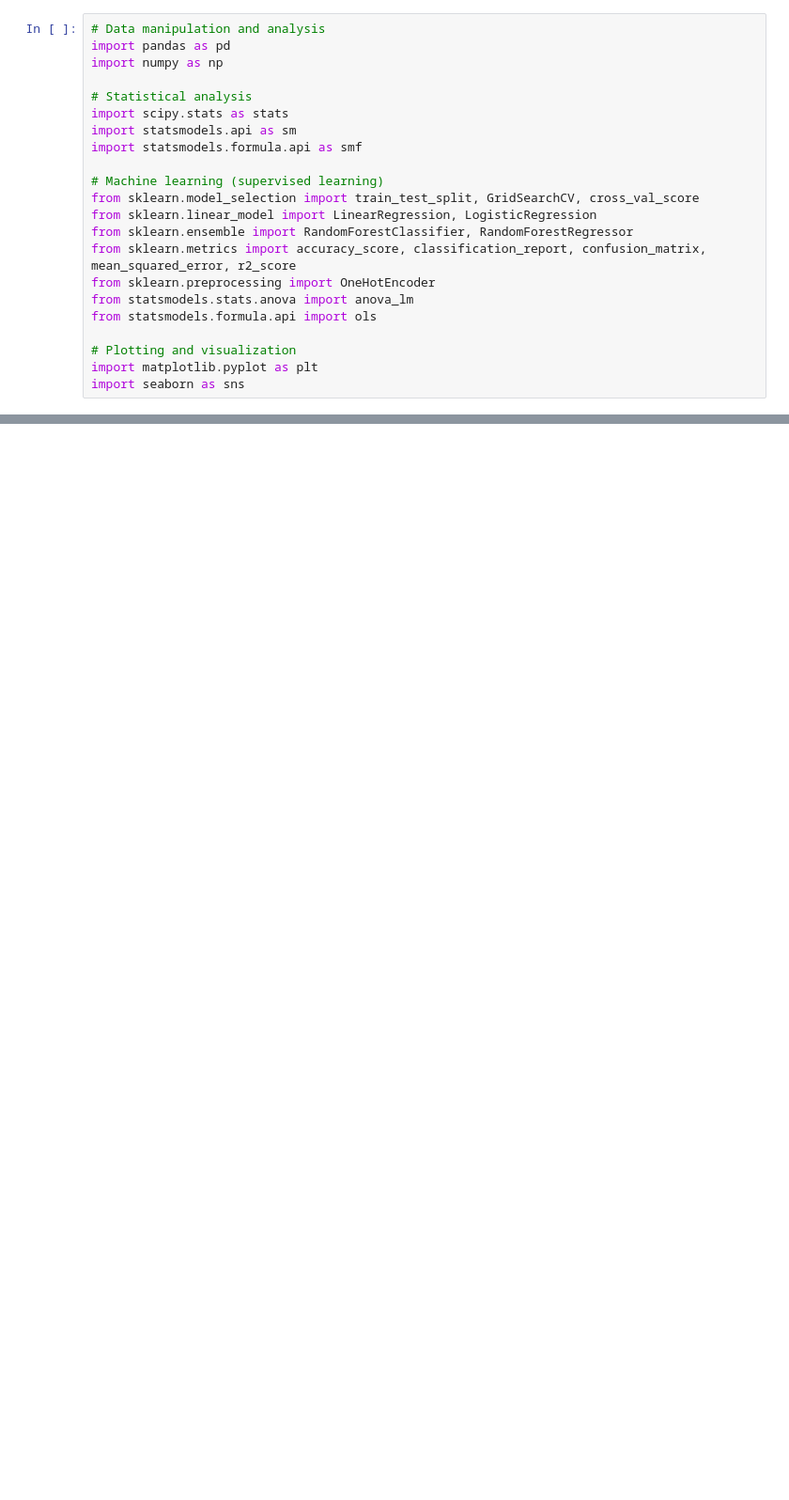
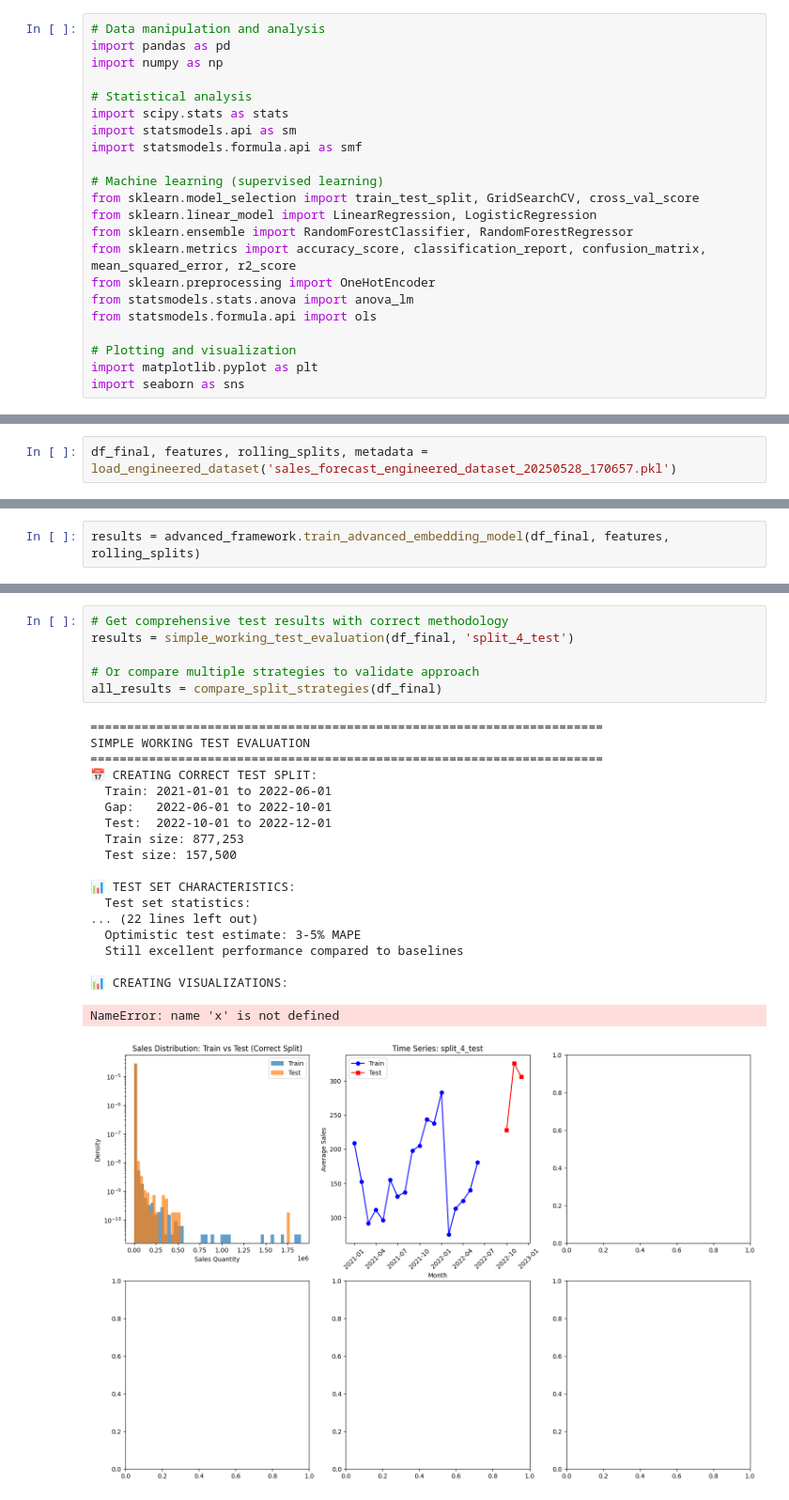
Before and after one commit to Victorvv-1024/mingyin, a Jupyter notebook: full_data_prediction.ipynb, the cells around one changed output, grey strips where cells are left out. Shown: that part at 94% size. Drawn from its saved outputs; the diff is of its cells as text; blank space fills up the shorter version.

```diff
--- a/full_data_prediction.ipynb
+++ b/full_data_prediction.ipynb
@@ -57,0 +1343,2 @@ KeyError: 'month'
+# %%
+df_final, features, rolling_splits, metadata = load_engineered_dataset('sales_forecast_engineered_dataset_20250528_170657.pkl')
@@ -57,0 +2238,2 @@ KeyError: 'month'
+# %%
+results = advanced_framework.train_advanced_embedding_model(df_final, features, rolling_splits)
@@ -57,0 +3002,26 @@ KeyError: 'month'
+# %%
+# Get comprehensive test results with correct methodology
+results = simple_working_test_evaluation(df_final, 'split_4_test')
+
+# Or compare multiple strategies to validate approach
+all_results = compare_split_strategies(df_final)
+# %% [output]
+======================================================================
+SIMPLE WORKING TEST EVALUATION
+======================================================================
+📅 CREATING CORRECT TEST SPLIT:
+  Train: 2021-01-01 to 2022-06-01
+  Gap:   2022-06-01 to 2022-10-01
+  Test:  2022-10-01 to 2022-12-01
+  Train size: 877,253
+  Test size: 157,500
+
+📊 TEST SET CHARACTERISTICS:
+  Test set statistics:
+... (22 lines left out)
+  Optimistic test estimate: 3-5% MAPE
+  Still excellent performance compared to baselines
+
+📊 CREATING VISUALIZATIONS:
+NameError: name 'x' is not defined
+[figure, added]
```
Also changed, not shown: parts of 19 cells of this notebook.
